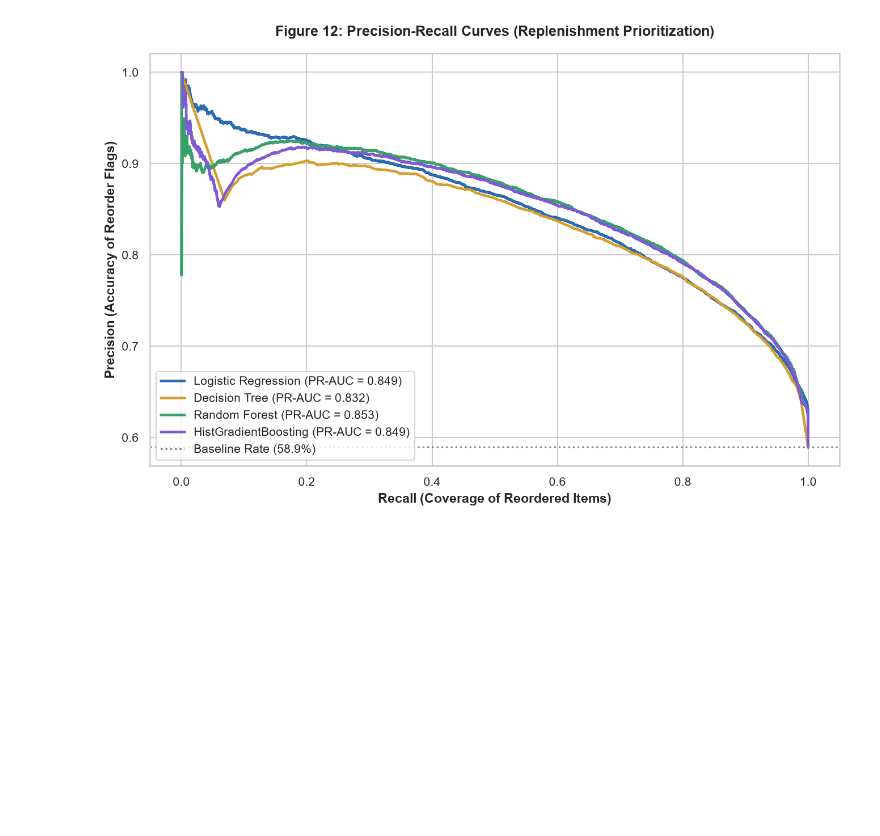
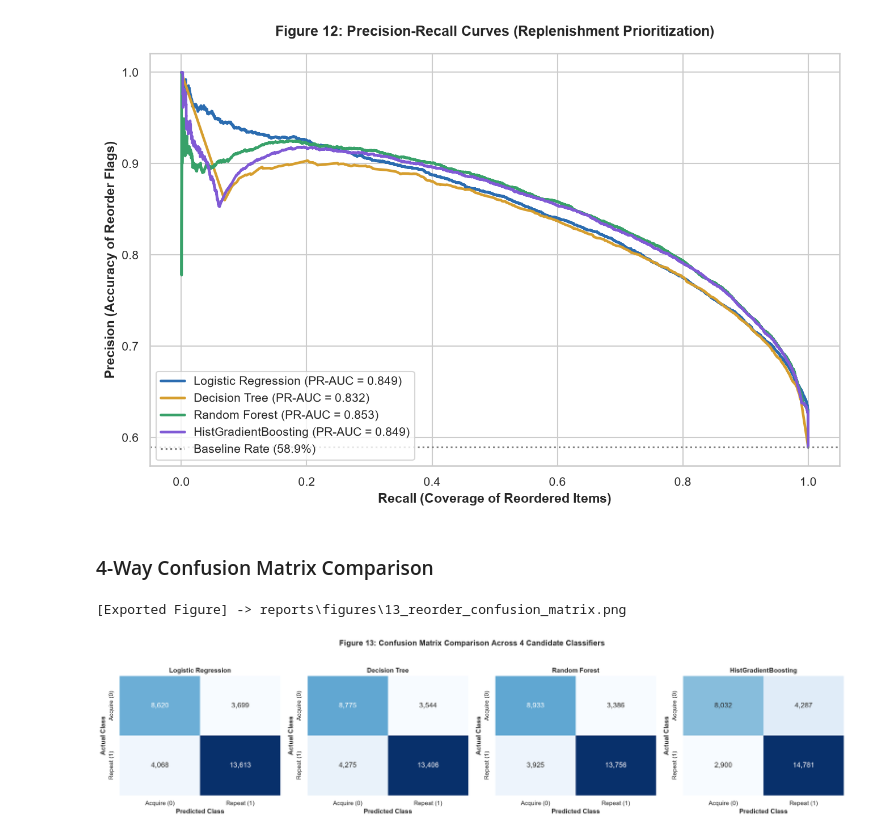
Before and after one commit to Chathuka-Pehesara/supermarket-basket-reorder-analytics, a Jupyter notebook: notebooks/04_stakeholder_validation.ipynb, the cells around one changed output. Cells and saved outputs as stored; diff of their text form; code cells hidden in the pictures; blank space fills up the shorter version.

Commit message:
4-Way Confusion Matrix Comparison

```diff
--- a/notebooks/04_stakeholder_validation.ipynb
+++ b/notebooks/04_stakeholder_validation.ipynb
@@ -238,3 +238,28 @@ plt.show()
 # %% [output]
 [Exported Figure] -> reports\figures\12_reorder_precision_recall_curves.png
 [figure]
+# %% [markdown]
+### 4-Way Confusion Matrix Comparison
+# %%
+fig, axes = plt.subplots(1, 4, figsize=(18, 4.2))
+
+for ax, name in zip(axes, models.keys()):
+    pred = predictions_dict[name]["pred"]
+    cm = confusion_matrix(y_test, pred)
+    sns.heatmap(
+        cm, annot=True, fmt=",d", cmap="Blues", cbar=False,
+        xticklabels=["Acquire (0)", "Repeat (1)"],
+        yticklabels=["Acquire (0)", "Repeat (1)"],
+        ax=ax
+    )
+    ax.set_title(f"{name}", fontweight="bold", fontsize=11)
+    ax.set_xlabel("Predicted Class", fontweight="bold")
+    ax.set_ylabel("Actual Class", fontweight="bold")
+
+fig.suptitle("Figure 13: Confusion Matrix Comparison Across 4 Candidate Classifiers", y=1.03, fontsize=13, fontweight="bold")
+plt.tight_layout()
+save_figure(fig, "13_reorder_confusion_matrix.png")
+plt.show()
+# %% [output]
+[Exported Figure] -> reports\figures\13_reorder_confusion_matrix.png
+[figure, added]
```
